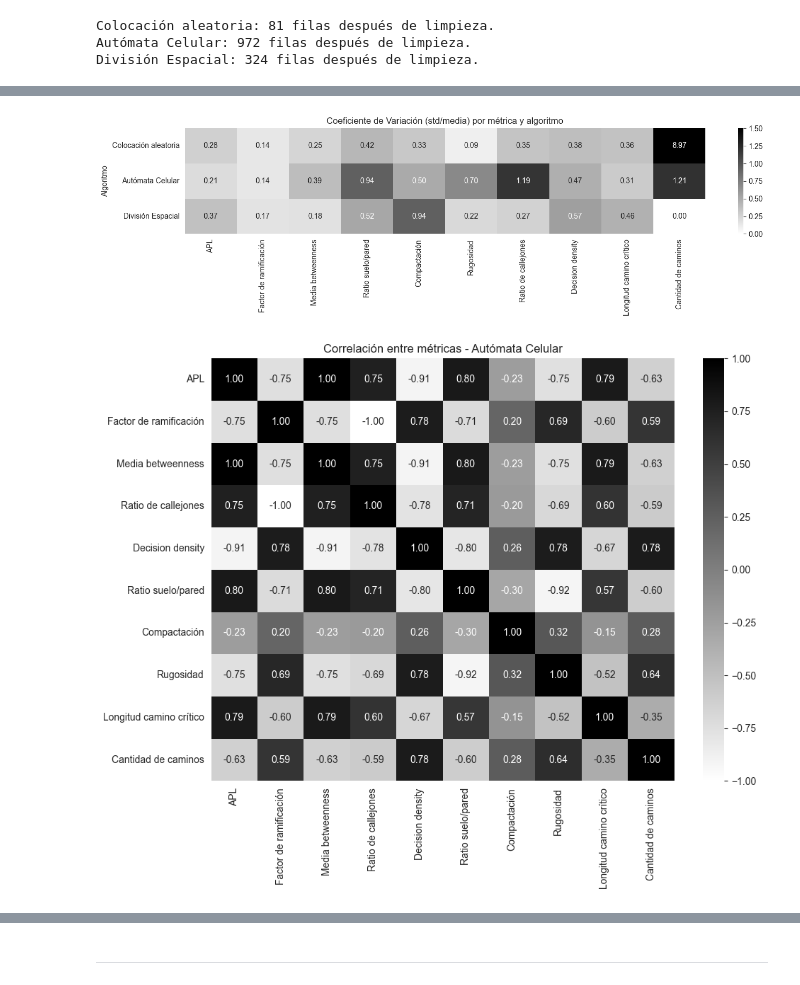
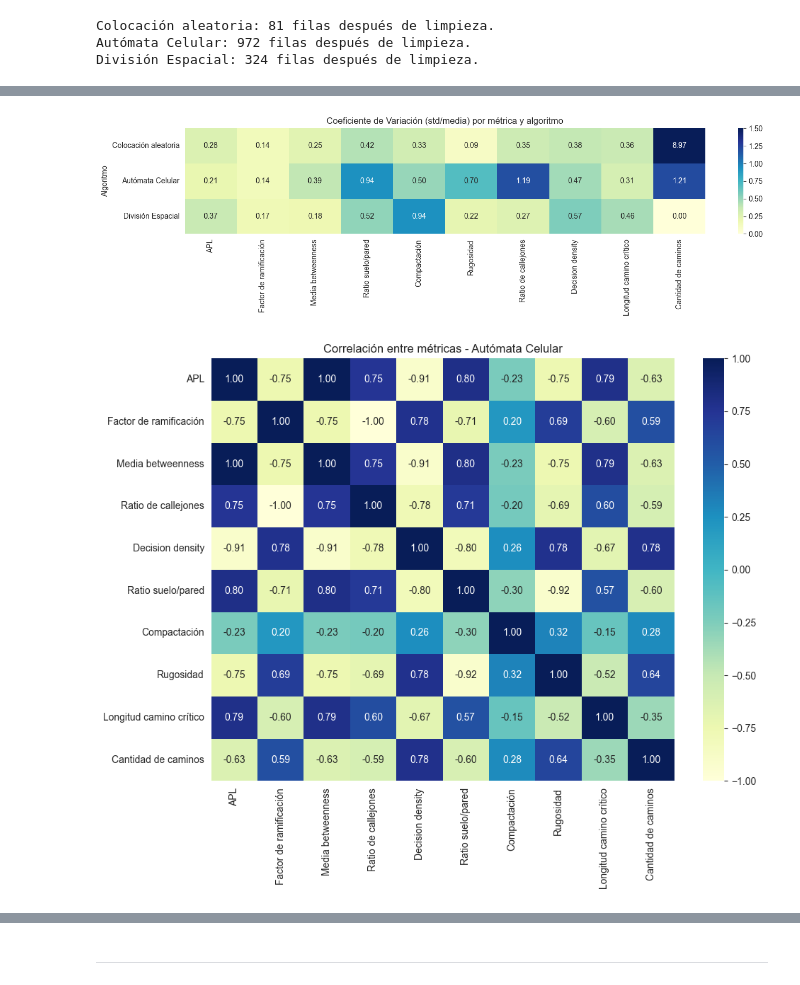
Before and after one commit to MarioPG21/TFG_generacion_mazmorras, a Jupyter notebook: Métricas.ipynb, the cells around one changed output, grey strips where cells are left out. Drawn from its saved outputs; the diff is of its cells as text; code cells hidden in the pictures.

```diff
--- a/Métricas.ipynb
+++ b/Métricas.ipynb
@@ -173,34 +173,34 @@ df_cv
 | División Espacial | 0.369 | 0.166 | 0.180 | 0.517 | 0.936 | 0.224 | ... |
 # %%
 plt.figure(figsize=(14, 4))
-sns.heatmap(df_cv, annot=True, fmt=".2f", cmap="binary",vmin=0,vmax=1.5)
+sns.heatmap(df_cv, annot=True, fmt=".2f", cmap="YlGnBu",vmin=0,vmax=1.5)
 plt.title("Coeficiente de Variación (std/media) por métrica y algoritmo")
 plt.tight_layout()
 plt.show()
 # %% [output]
-[figure, old version]
+[figure, new version]
 # %%
 import seaborn as sns
 import matplotlib.pyplot as plt
 
 metricas = [
     "APL", "Factor de ramificación", "Media betweenness",
     "Ratio de callejones", "Decision density",
     "Ratio suelo/pared", "Compactación", "Rugosidad",
     "Longitud camino crítico", "Cantidad de caminos"
 ]
 
 # Filtrar errores
 df_auto_clean = datos["Autómata Celular"][datos["Autómata Celular"]["fallo"].isnull() | (datos["Autómata Celular"]["fallo"] == 0)]
 
 # Calcular y mostrar heatmap
 plt.figure(figsize=(10, 8))
-sns.heatmap(df_auto_clean[metricas].corr(), annot=True, fmt=".2f", cmap="binary", center=0)
+sns.heatmap(df_auto_clean[metricas].corr(), annot=True, fmt=".2f", cmap="YlGnBu", center=0)
 plt.title("Correlación entre métricas - Autómata Celular")
 plt.tight_layout()
 plt.show()
 # %% [output]
-[figure, old version]
+[figure, new version]
 # %%
 df_div_clean = datos["División Espacial"][datos["División Espacial"]["fallo"].isnull() | (datos["División Espacial"]["fallo"] == 0)]
 
```
Also changed, not shown: parts of 4 cells of this notebook, 5 other files.
